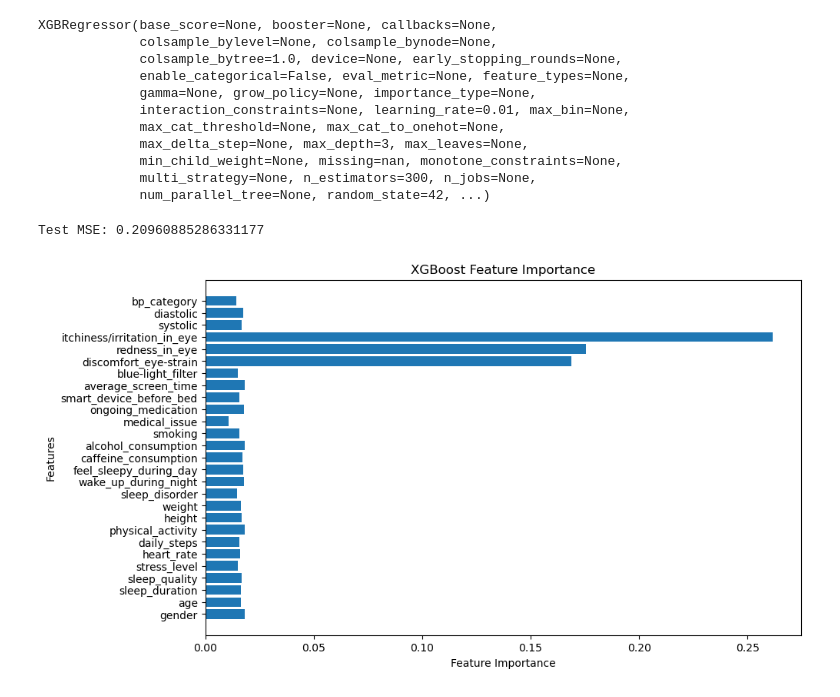
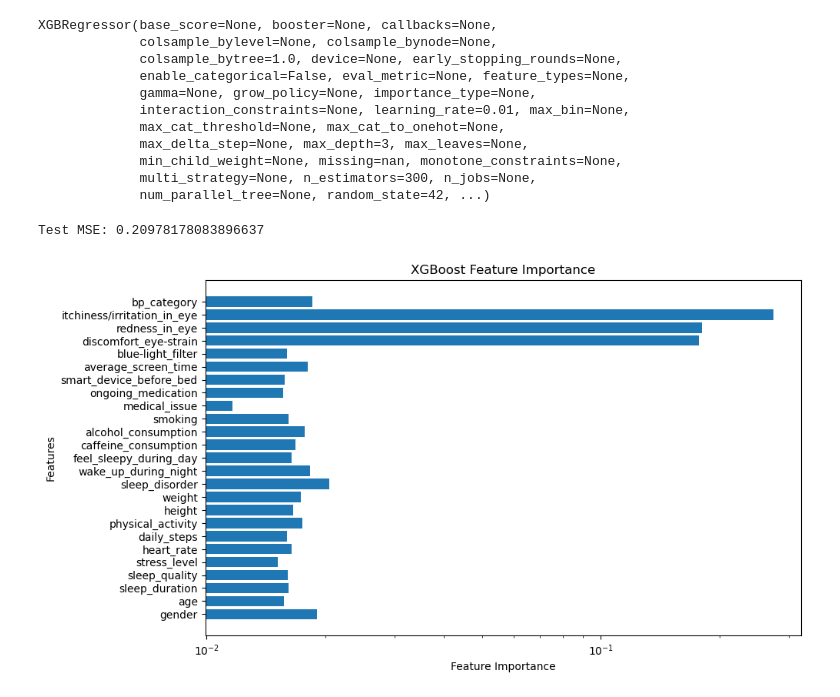
Before and after one commit to debanjan-cosmo/Erdos_Data_Science_Project_2025, a Jupyter notebook: 03_Feature_Selection.ipynb, the cells around one changed output. Cells and saved outputs as stored; diff of their text form; code cells hidden in the pictures.

```diff
--- a/03_Feature_Selection.ipynb
+++ b/03_Feature_Selection.ipynb
@@ -44,3 +44,20 @@ def categorize_bp(row):
         return 'low'
 # New BP category column
 df['bp_category'] = df.apply(categorize_bp, axis=1)
+print('Types of variables in bp_category:',df['bp_category'].nunique())
+
+# Identify categorical columns
+categorical_columns = df.select_dtypes(include=['object']).columns
+
+# Apply Label Encoding
+label_encoders = {}
+for col in categorical_columns:
+    le = LabelEncoder()
+    df[col] = le.fit_transform(df[col])
+    label_encoders[col] = le
+    print(f'Classes for column {col}:',label_encoders[col].classes_)
+
+print(df.columns.tolist())
+
+omit_cols = ['blood_pressure', 'systolic', 'diastolic']
+df = df.drop(columns=omit_cols)
@@ -96,10 +103,18 @@ import shap
 xgb_model = xgb.XGBRegressor(objective='reg:squarederror', random_state=42)
 
 # Define hyperparameter grid
+# param_grid = {
+#     'n_estimators': [100, 200, 300],
+#     'max_depth': [3, 5, 7],
+#     'learning_rate': [0.01, 0.1, 0.2],
+#     'subsample': [0.7, 0.8, 1.0],
+#     'colsample_bytree': [0.7, 0.8, 1.0]
+# }
+
 param_grid = {
-    'n_estimators': [100, 200, 300],
+    'n_estimators': [50, 100, 200, 300, 500],
     'max_depth': [3, 5, 7],
-    'learning_rate': [0.01, 0.1, 0.2],
+    'learning_rate': [0.01, 0.05, 0.1, 0.2],
     'subsample': [0.7, 0.8, 1.0],
     'colsample_bytree': [0.7, 0.8, 1.0]
 }
@@ -171,19 +186,20 @@ y_pred = best_xgb.predict(X_test)
 mse = mean_squared_error(y_test, y_pred)
 print("Test MSE:", mse)
 # %% [output]
-Test MSE: 0.20960885286331177
+Test MSE: 0.20978178083896637
 # %%
 # Feature Importance
 feature_names = X.columns.tolist()
 importance = best_xgb.feature_importances_
 plt.figure(figsize=(10,6))
 plt.barh(feature_names, importance)
 plt.xlabel("Feature Importance")
 plt.ylabel("Features")
 plt.title("XGBoost Feature Importance")
+plt.xscale('log')
 plt.show()
 # %% [output]
-[figure, old version]
+[figure, new version]
 # %%
 # SHAP values for feature selection
 explainer = shap.Explainer(best_xgb)
```
Also changed, not shown: parts of 8 cells of this notebook.
